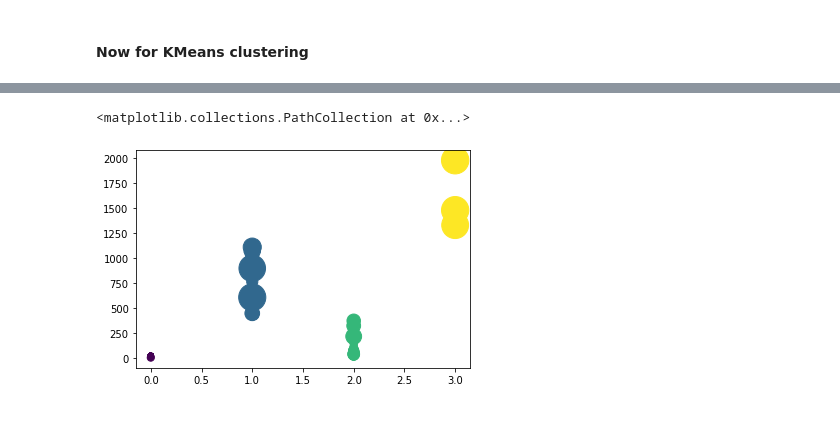
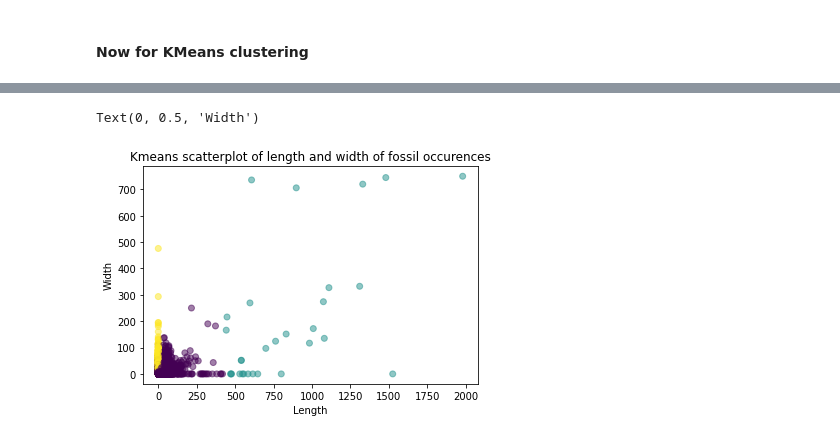
Before and after one commit to loustephjones/Solo-dino-project-DSPT7, a Jupyter notebook: new_start.ipynb, the cells around one changed output, grey strips where cells are left out. Cells and saved outputs as stored; diff of their text form; code cells hidden in the pictures.

```diff
--- a/new_start.ipynb
+++ b/new_start.ipynb
@@ -347,4 +301,6 @@ From this graph, the optimal number of clusters looks to be around 4.
 # %%
-kmeans = KMeans(n_clusters=4, random_state = 0).fit(df3)
+kmeans = KMeans(n_clusters=3, random_state = 0).fit(pivot)
+# %%
+pivot = pivot.reset_index()
 # %%
-df3['cluster'] = kmeans.fit_predict(df3[['length', 'width']])
+pivot['cluster'] = kmeans.fit_predict(pivot[['length', 'width', 'circumference', 'diameter', 'diagonal', 'height', 'inflation']])
@@ -361,5 +307,8 @@ plt.scatter(df3.cluster, df3.width, df3.length, c=kmeans.labels_.astype(float))
-# %%
-plt.scatter(df3.cluster, df3.length, df3.width, c=kmeans.labels_.astype(float))
-# %% [output]
-<matplotlib.collections.PathCollection at 0x...>
-[figure, removed]
+# %%
+plt.scatter(pivot.length, pivot.width, c=kmeans.labels_.astype(float), alpha = 0.50)
+plt.title("Kmeans scatterplot of length and width of fossil occurences")
+plt.xlabel('Length')
+plt.ylabel('Width')
+# %% [output]
+Text(0, 0.5, 'Width')
+[figure, added]
```
Also changed, not shown: parts of 11 cells of this notebook.
